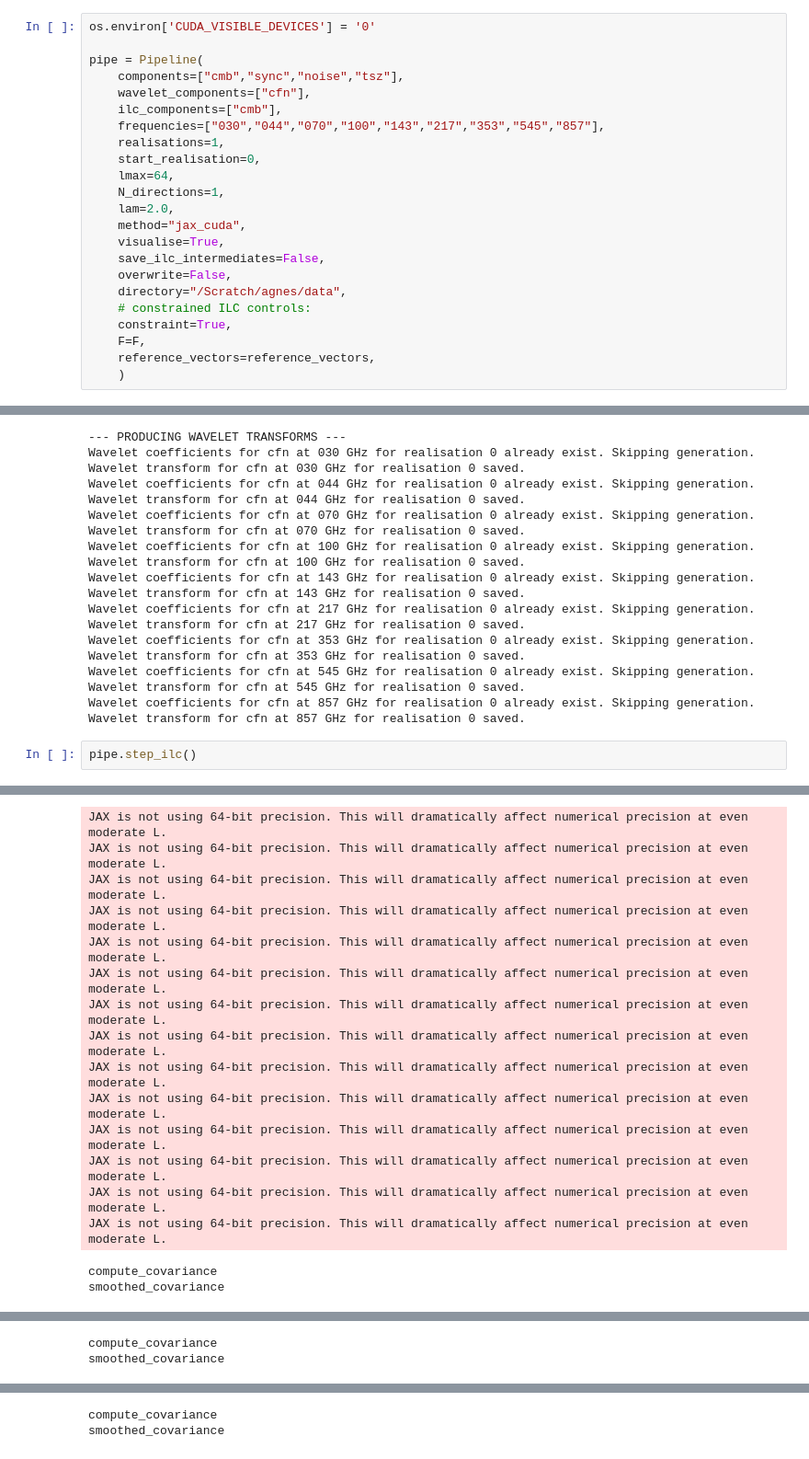
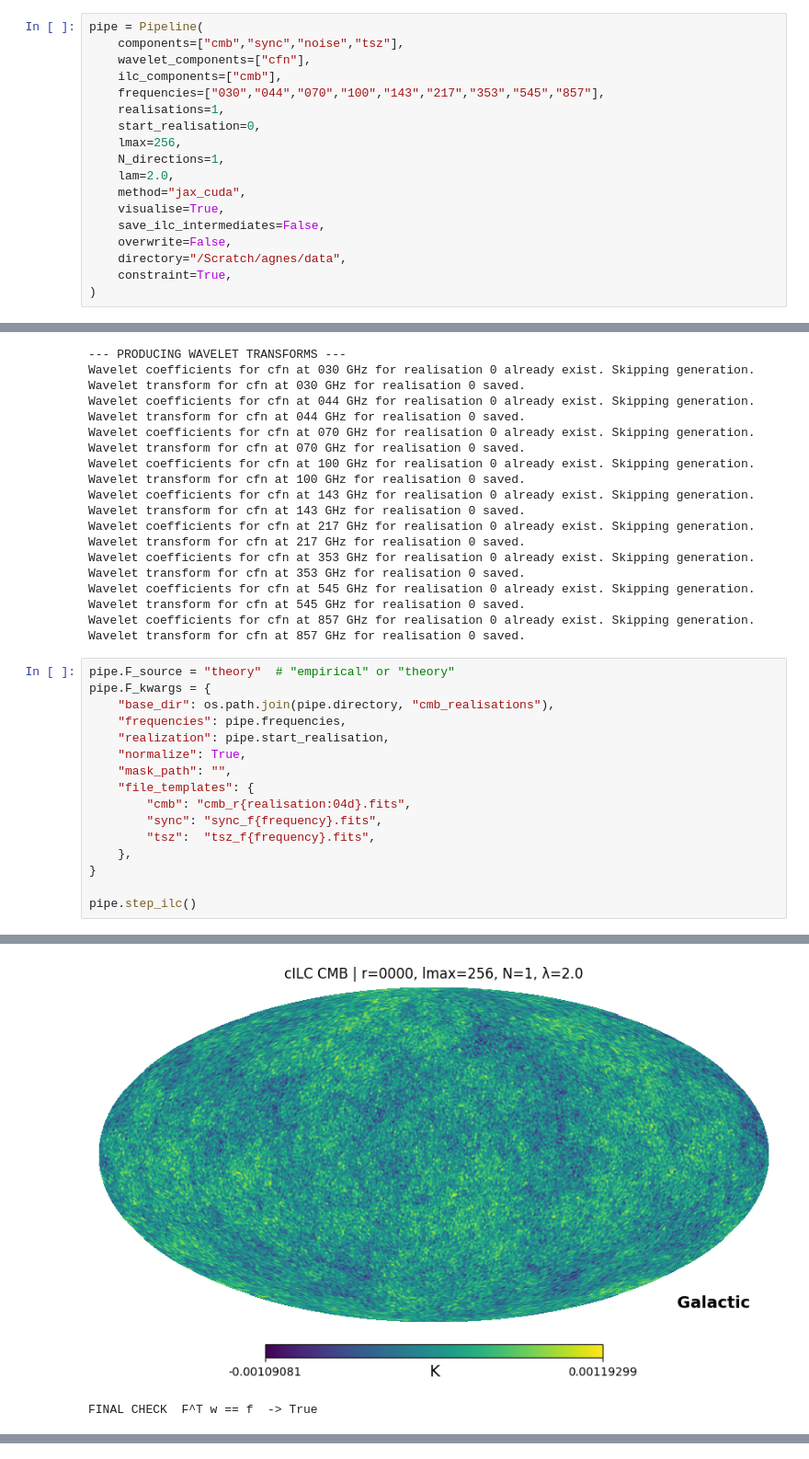
Before and after one commit to cid02210915/Skyclean, a Jupyter notebook: skyclean/silc/run_silc.ipynb, the cells around one changed output, grey strips where cells are left out. Shown at 92% size. Saved outputs shown, nothing was run; the diff lists cells and outputs as text.

```diff
--- a/skyclean/silc/run_silc.ipynb
+++ b/skyclean/silc/run_silc.ipynb
@@ -128,8 +48,6 @@ output_templates = {
     "scaling_coeffs":         ft["scaling_coeffs"],
 }
 # %%
-os.environ['CUDA_VISIBLE_DEVICES'] = '0'
-
 pipe = Pipeline(
     components=["cmb","sync","noise","tsz"],
     wavelet_components=["cfn"],
@@ -137,7 +55,7 @@ pipe = Pipeline(
     frequencies=["030","044","070","100","143","217","353","545","857"],
     realisations=1,
     start_realisation=0,
-    lmax=64,
+    lmax=256,
     N_directions=1,
     lam=2.0,
     method="jax_cuda",
@@ -145,11 +63,8 @@ pipe = Pipeline(
     save_ilc_intermediates=False,
     overwrite=False,
     directory="/Scratch/agnes/data",
-    # constrained ILC controls:
     constraint=True,
-    F=F,
-    reference_vectors=reference_vectors,
-    )
+)
 # %%
 pipe.step_download()
 # %% [output]
@@ -206,6 +121,20 @@ Wavelet transform for cfn at 545 GHz for realisation 0 saved.
 Wavelet coefficients for cfn at 857 GHz for realisation 0 already exist. Skipping generation.
 Wavelet transform for cfn at 857 GHz for realisation 0 saved.
 # %%
+pipe.F_source = "theory"  # "empirical" or "theory"
+pipe.F_kwargs = {
+    "base_dir": os.path.join(pipe.directory, "cmb_realisations"),
+    "frequencies": pipe.frequencies,
+    "realization": pipe.start_realisation,
+    "normalize": True,
+    "mask_path": "",
+    "file_templates": {
+        "cmb": "cmb_r{realisation:04d}.fits",
+        "sync": "sync_f{frequency}.fits",
+        "tsz":  "tsz_f{frequency}.fits",
+    },
+}
+
 pipe.step_ilc()
 # %% [output]
 --- RUNNING ILC (new functional API) ---
@@ -228,16 +149,2 @@ calculate_covariance_matrix
+[figure, added]
-JAX is not using 64-bit precision. This will dramatically affect numerical precision at even moderate L.
-JAX is not using 64-bit precision. This will dramatically affect numerical precision at even moderate L.
-JAX is not using 64-bit precision. This will dramatically affect numerical precision at even moderate L.
-JAX is not using 64-bit precision. This will dramatically affect numerical precision at even moderate L.
-JAX is not using 64-bit precision. This will dramatically affect numerical precision at even moderate L.
-JAX is not using 64-bit precision. This will dramatically affect numerical precision at even moderate L.
-JAX is not using 64-bit precision. This will dramatically affect numerical precision at even moderate L.
-JAX is not using 64-bit precision. This will dramatically affect numerical precision at even moderate L.
-JAX is not using 64-bit precision. This will dramatically affect numerical precision at even moderate L.
-JAX is not using 64-bit precision. This will dramatically affect numerical precision at even moderate L.
-JAX is not using 64-bit precision. This will dramatically affect numerical precision at even moderate L.
-JAX is not using 64-bit precision. This will dramatically affect numerical precision at even moderate L.
-JAX is not using 64-bit precision. This will dramatically affect numerical precision at even moderate L.
-JAX is not using 64-bit precision. This will dramatically affect numerical precision at even moderate L.
+FINAL CHECK  F^T w == f  -> True
-compute_covariance
-smoothed_covariance
@@ -250,2 +150,0 @@ JAX is not using 64-bit precision. This will dramatically affect numerical preci
-compute_covariance
-smoothed_covariance
@@ -272,2 +150,0 @@ JAX is not using 64-bit precision. This will dramatically affect numerical preci
-compute_covariance
-smoothed_covariance
```
Also changed, not shown: parts of 21 cells of this notebook.
